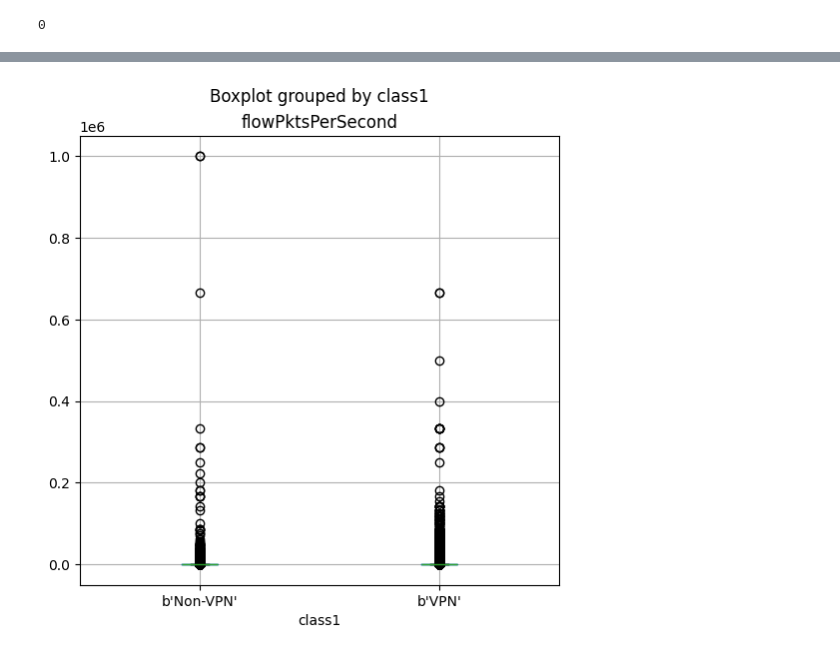
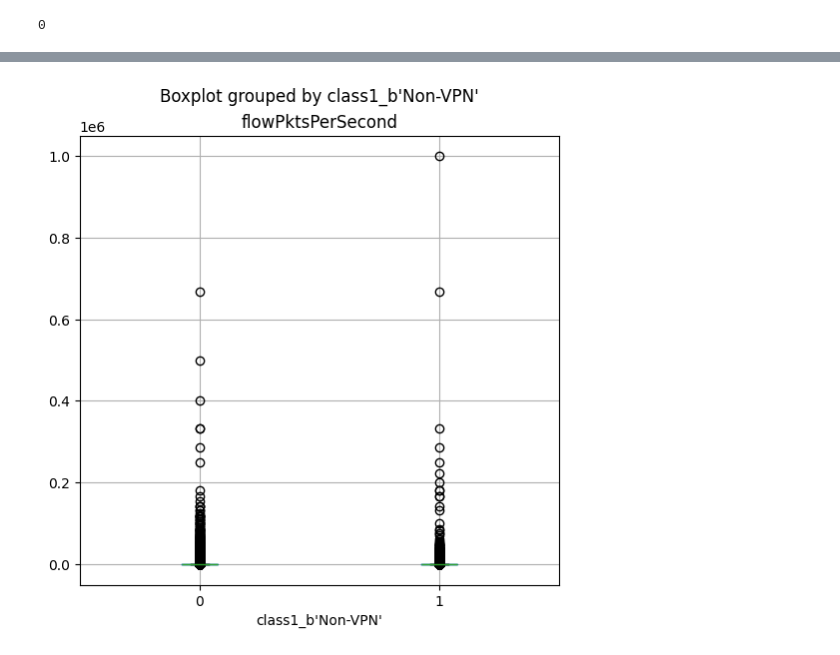
Before and after one commit to Shazbg/VPN-nonVPN, a Jupyter notebook: python/exploration.ipynb, the cells around one changed output, grey strips where cells are left out. Saved outputs shown, nothing was run; the diff lists cells and outputs as text; code cells hidden in the pictures.

```diff
--- a/python/exploration.ipynb
+++ b/python/exploration.ipynb
@@ -59,2 +56,6 @@ Data columns (total 24 columns):
 dtypes: float64(23), object(1)
 memory usage: 3.4+ MB
+# %%
+encoder = ce.OneHotEncoder(cols=['class1'], use_cat_names=True)
+df = encoder.fit_transform(df)
+df.head()
@@ -93,8 +160,8 @@ Values of label:  [b'Non-VPN' b'VPN']
 # %%
-df.boxplot(column=['flowPktsPerSecond',], by='class1', figsize=(6, 6))
+df.boxplot(column=['flowPktsPerSecond',], by="class1_b'Non-VPN'", figsize=(6, 6))
 plt.show()
 # %% [output]
-[figure, old version]
+[figure, new version]
 # %%
 df[['mean_fiat','mean_biat']].hist(bins=100, figsize=(15,6))
 plt.show()
```
Also changed, not shown: parts of 24 cells of this notebook, 3 other files.
